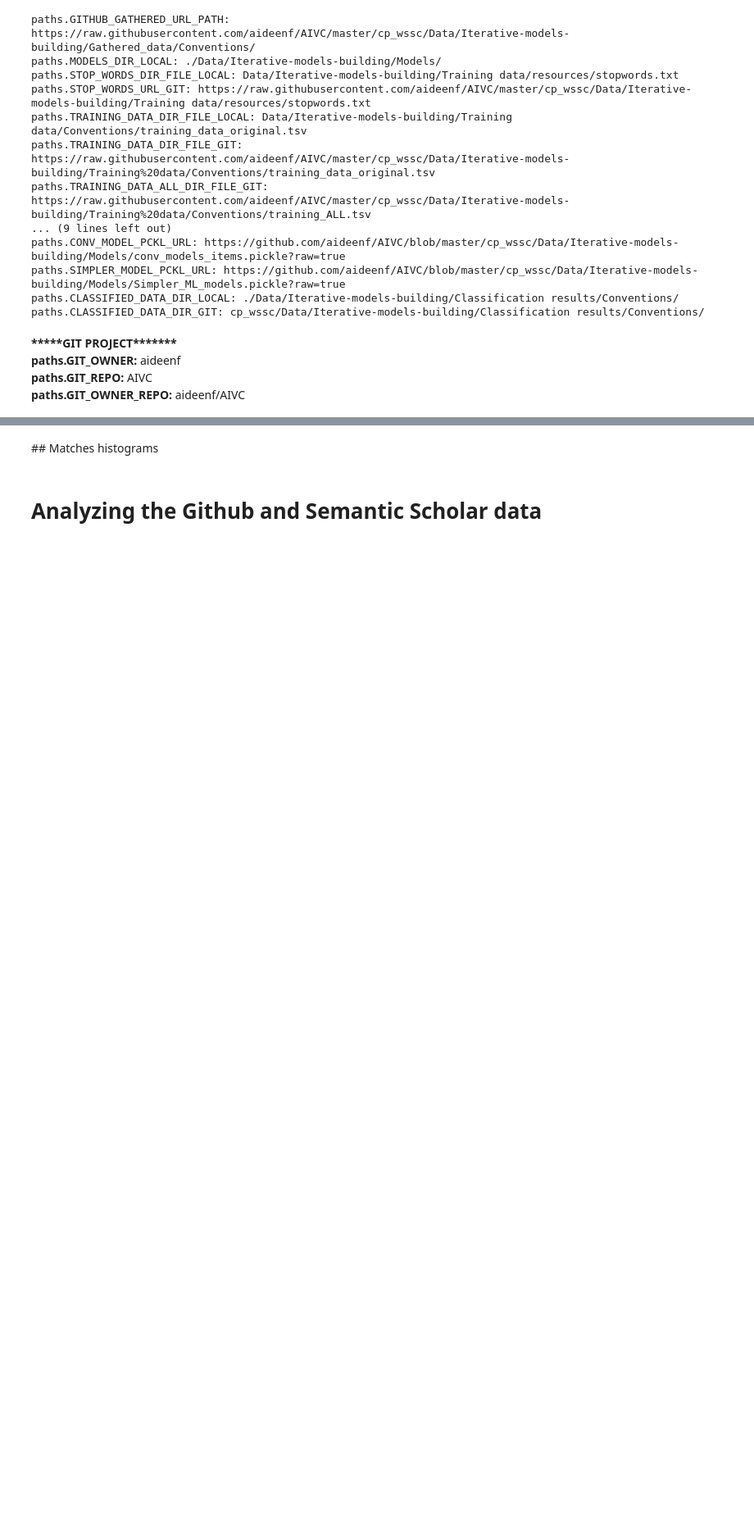
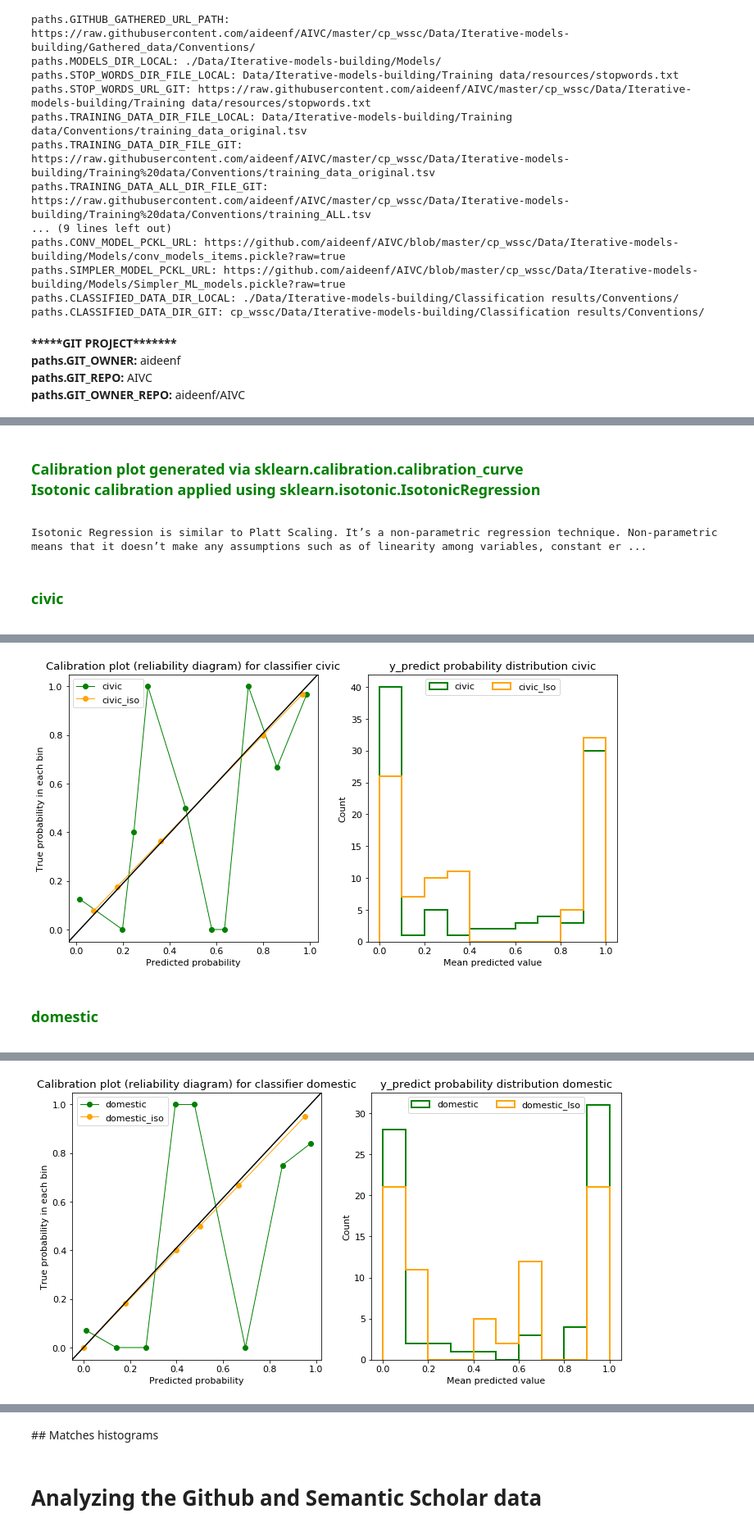
Before and after one commit to aideenf/AIVC, a Jupyter notebook: cp_wssc/Paper experiments.ipynb, the cells around one changed output, grey strips where cells are left out. Shown at 82% size. Drawn from its saved outputs; the diff is of its cells as text; code cells hidden in the pictures; blank space fills up the shorter version.

```diff
--- a/cp_wssc/Paper experiments.ipynb
+++ b/cp_wssc/Paper experiments.ipynb
@@ -1154,0 +757,77 @@ array([[ 23.,  15.,  18.,   4.,  13.,  12.,  14.,   0.],
+# %%
+display (HTML ("<font color = 'green'><h3><left>Calibration plot generated via sklearn.calibration.calibration_curve <br/> Isotonic calibration applied using sklearn.isotonic.IsotonicRegression</left></h3></font>"))
+display (HTML ("Isotonic Regression is similar to Platt Scaling. It’s a non-parametric regression technique. Non-parametric means that it doesn’t make any assumptions such as of linearity among variables, constant error variance etc. Note that calibration will not improve accuracy but rather will improve log-loss. The goal of our machine learning models is to minimize this value. A perfect model would have a log loss of 0."))
+
+_DLModelsIsotonicRegression = {}
+for convention in _DLModels.keys():
+    display (HTML ("<font color = 'green'><h3><left>" + convention + "</left></h3></font>"))
+    _DLModelsIsotonicRegression[convention] = IsotonicRegression(out_of_bounds = 'clip')
+    #get the model, the validation data input(my_data_x) and the predicted label(preds) to compare to the actual label(y_actual).
+    model = _DLModels[convention]
+    data_x = _DLData_val_x_txt_seq[convention]
+
+    y_actual = [int(x[0]<x[1]) for x in _DLData_val_y[convention]]
+    y_predict = model.predict(data_x)
+    y_predict = get_positive_preds_probabilities(y_predict)
+
+    _DLModelsIsotonicRegression[convention].fit(y_predict, y_actual)
+    y_predict_isotonic = _DLModelsIsotonicRegression[convention].predict(y_predict)
+    log_loss_before = log_loss(y_actual , y_predict, eps = 1e-7)
+    log_loss_after = log_loss(y_actual , y_predict_isotonic, eps = 1e-7 )
+    brier_score_before = brier_score_loss(y_actual , y_predict)
+    brier_score_after = brier_score_loss(y_actual , y_predict_isotonic)
+    roc_auc_score_before = roc_auc_score(y_actual , y_predict)
+    roc_auc_score_after = roc_auc_score(y_actual , y_predict_isotonic)
+    #Plot the calibration curves for test data which is not callibrated and test data which is callibrated
+    y, x = calibration_curve(y_actual, y_predict, n_bins=10);
+    y_iso, x_iso = calibration_curve(y_actual, y_predict_isotonic, n_bins=10);
+    print ("Information on metrics https://machinelearningmastery.com/how-to-score-probability-predictions-in-python/")
+    print ("* log loss(cross entropy) without calibration: ", log_loss_before)
+    print ("* log loss(cross entropy) with calibration: ", log_loss_after)
+    print ("")
+    print ("* Brier score(MSE) without calibration: ", brier_score_before)
+    print ("* Brier score(MSE) with calibration: ", brier_score_after)
+    print ("")
+    print ("* ROC AUC score without calibration: ", roc_auc_score_before)
+    print ("* ROC AUC score with calibration: ", roc_auc_score_after)
+
+    _ = plt.figure(figsize=(12,6))
+    _ = plt.rcParams.update({'font.size': 11})
+    _ = plt.rcParams.update({'font.weight': 'normal'})
+
+
+    ax = plt.subplot(1, 2, 1)
+    # only these two lines are calibration curves
+    _ = plt.plot(x, y, marker='o', linewidth=1, label=convention, color='green');
+    _ = plt.plot(x_iso, y_iso, marker='o', linewidth=1, label=convention+'_iso', color='orange');
+
+    # reference line, legends, and axis labels
+    line = mlines.Line2D([0, 1], [0, 1], color='black')
+    transform = ax.transAxes
+    _ = line.set_transform(transform)
+    _ = ax.add_line(line)
+    ax.set_title ('Calibration plot (reliability diagram) for classifier ' + convention)
+    _ = ax.set_xlabel('Predicted probability')
+    _ = ax.set_ylabel('True probability in each bin')
+    _ = plt.legend()
+
+
+
+    ax2 = plt.subplot(1, 2, 2)
+    ax2.set_title ('y_predict probability distribution ' + convention)
+    _ = ax2.hist(y_predict, range=(0, 1), bins=10, label=convention,
+                 histtype="step", lw=2, color = "green")
+    _ = ax2.hist(y_predict_isotonic, range=(0, 1), bins=10, label=convention +'_Iso',
+                 histtype="step", lw=2, color = "orange")
+    _ = ax2.set_xlabel("Mean predicted value")
+    _ = ax2.set_ylabel("Count")
+    _ = ax2.legend(loc="upper center", ncol=2)
+
+    plt.show()
+plt.clf()
+gc.collect()
+# %% [output]
+Calibration plot generated via sklearn.calibration.calibration_curve
+Isotonic calibration applied using sklearn.isotonic.IsotonicRegression
+Isotonic Regression is similar to Platt Scaling. It’s a non-parametric regression technique. Non-parametric means that it doesn’t make any assumptions such as of linearity among variables, constant er ...
+civic
@@ -1154,0 +843,2 @@ array([[ 23.,  15.,  18.,   4.,  13.,  12.,  14.,   0.],
+[figure, added]
+domestic
@@ -1154,0 +854 @@ array([[ 23.,  15.,  18.,   4.,  13.,  12.,  14.,   0.],
+[figure, added]
```
Also changed, not shown: parts of 89 cells of this notebook, 1 other file.
